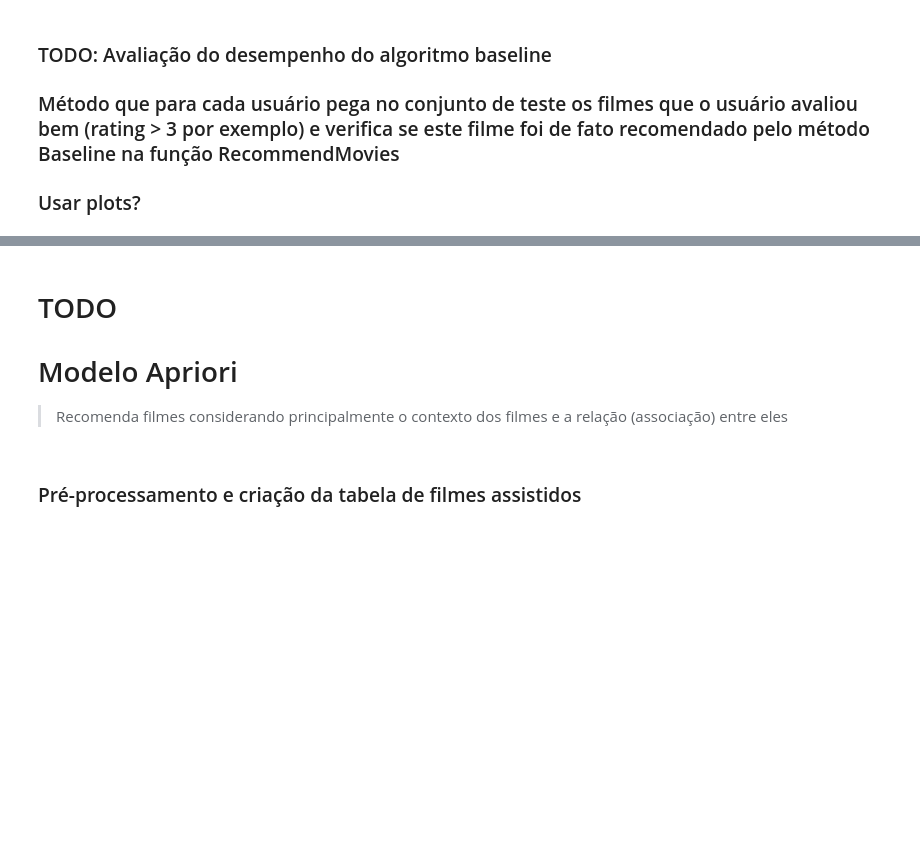
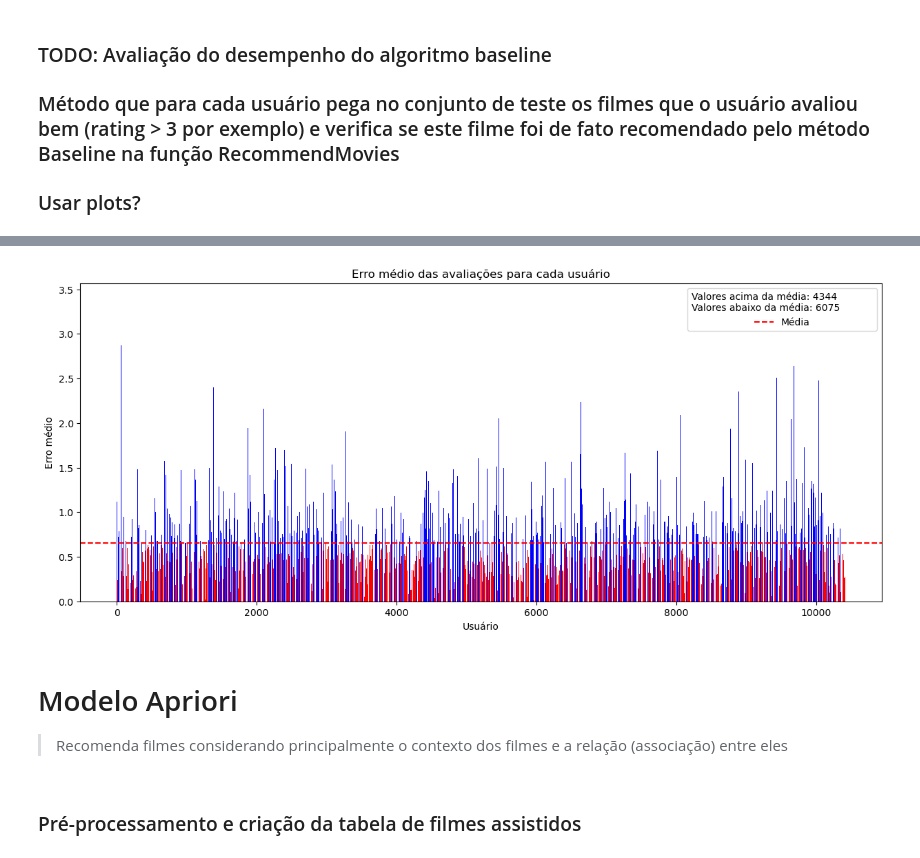
Before and after one commit to israelfs/Movies_Recommendation, a Jupyter notebook: IA_Baseline_e_Apriori.ipynb, the cells around one changed output, grey strips where cells are left out. Cells and saved outputs as stored; diff of their text form; code cells hidden in the pictures; blank space fills up the shorter version.

Commit message:
Adicionando testes para o baseline

```diff
--- a/IA_Baseline_e_Apriori.ipynb
+++ b/IA_Baseline_e_Apriori.ipynb
@@ -95,7 +81,7 @@ df.head()
 ### Divisão da base em treino e teste
 # %%
 from sklearn.model_selection import train_test_split
-train, test = train_test_split(df, test_size=.2, random_state=2)
+df_train, df_test = train_test_split(df, test_size=.2, random_state=2)
 # %% [markdown]
 ### Funções para obter informações específicas do DataFrame
 # %%
@@ -199,17 +209,16 @@ pred
 # %%
-# Recomend movies that the user didnt watched yet
-def RecommendMovies(userId, k = 5):
+# Recomenda filmes que o usuário ainda não assistiu
+def RecommendMovies(df, userId, globalMean, userBias, movieBias, k = 5):
     movie_list = df['movieId'].unique()
-    watched = get_movie_ids(userId)
+    watched = get_movie_ids(df, userId)
     recommend = []
     for i in movie_list:
         if(not i in watched):
-             # Calculate the recommendation score for each movie
-            recommendation_score = global_mean + user_bias[userId] + movie_bias[i]
-            # Append movie ID, calculated value pair to the recommend list
+             # Calcula a suposta nota para o filme
+            recommendation_score = globalMean + userBias[userId] + movieBias[i]
+
             recommend.append((i, recommendation_score))
-      # Sort the recommendations in decreasing order by the calculated value
+
+      # Ordena de forma crescente a lista de filmes recomendados pela nota
     recommend.sort(key=lambda x: x[1], reverse=True)
     return recommend[:k]
-
-RecommendMovies(0)
@@ -227,0 +225,2 @@ print(RecommendMovies(1))
+# %%
+train_global_mean, train_user_bias, train_movie_bias = get_bias(df_train)
@@ -233,5 +324,29 @@ print(RecommendMovies(1))
+# %%
+# Geração de vetor apenas com os erros para plot
+diff_errors = [erro[1] for erro in diff]
+
+# Média global dos erros
+mean_error = np.mean(diff_errors)
+# %%
+plt.figure(figsize=(15, 6))
+plt.bar(range(len(diff_errors)), diff_errors, color=np.where(diff_errors < mean_error, 'red', 'blue'))
+
+plt.axhline(y=np.mean(diff_errors), color='r', linestyle='--', label='Média')
+
+plt.xlabel('Usuário')
+plt.ylabel('Erro médio')
+
+upper = np.sum(diff_errors >= mean_error)
+bottom = len(diff_errors) - upper
+legend = f'Valores acima da média: {upper}\
+            \nValores abaixo da média: {bottom}'
+plt.legend(title=legend)
+
+plt.title('Erro médio das avaliações para cada usuário')
+plt.show()
+# %% [output]
+[figure, added]
 # %% [markdown]
-# TODO
 # Modelo Apriori
 
 > Recomenda filmes considerando principalmente o contexto dos filmes e a relação (associação) entre eles
```
Also changed, not shown: parts of 21 cells of this notebook, 2 other files.
